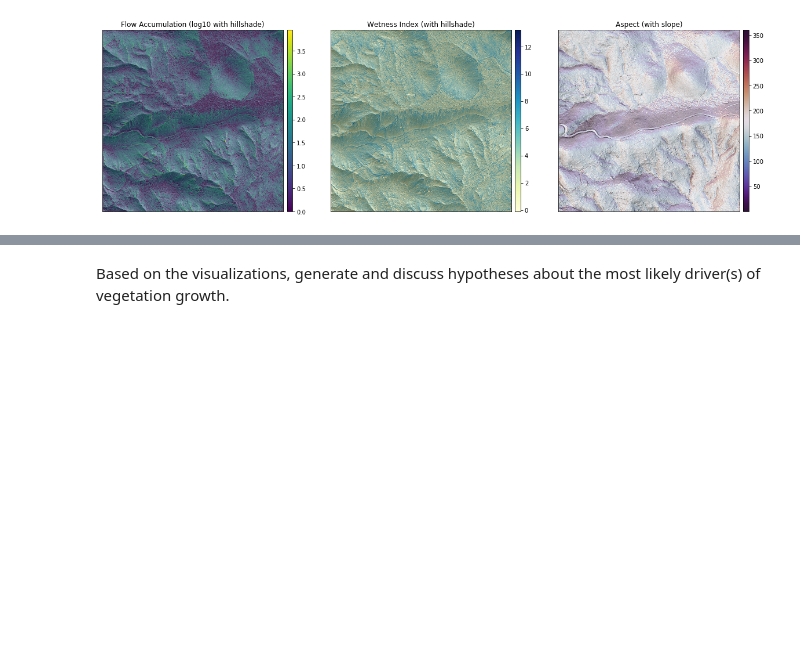
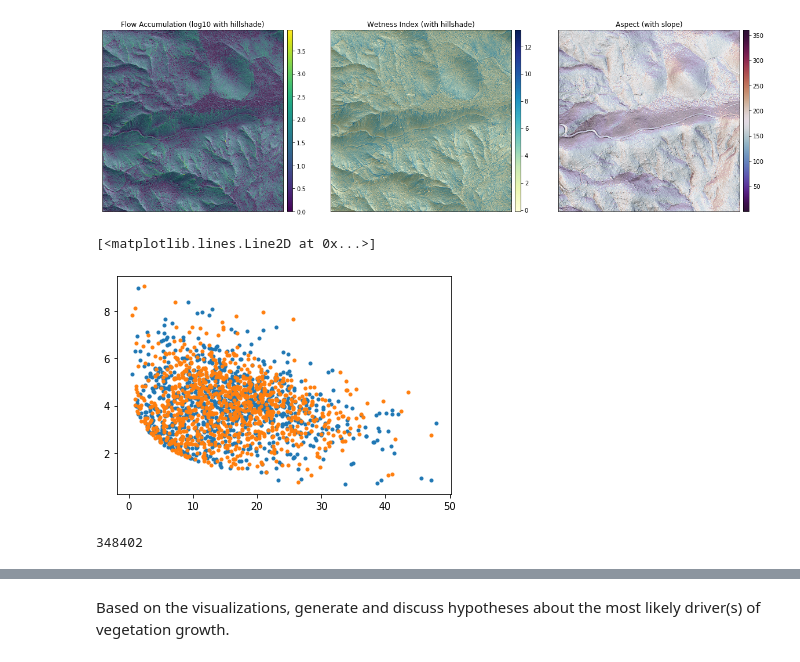
Before and after one commit to cojacoo/hydropedology_lab, a Jupyter notebook: NEON_example.ipynb, the cells around one changed output, grey strips where cells are left out. Drawn from its saved outputs; the diff is of its cells as text; code cells hidden in the pictures; blank space fills up the shorter version.

```diff
--- a/NEON_example.ipynb
+++ b/NEON_example.ipynb
@@ -237,3 +255,16 @@ ax3.imshow(slope*(255./slope.max()), cmap="Greys", alpha=0.7)
 plt.show()
 # %% [output]
 [figure]
+# %%
+idx1 = np.random.randint(low=0,high=999999,size=1000)
+idx2 = np.random.randint(low=0,high=999999,size=1000)
+plot(slope.data.flatten()[idx1],wet.data.flatten()[idx1],'.')
+plot(slope.data.flatten()[idx2],wet.data.flatten()[idx2],'.')
+# %% [output]
+[<matplotlib.lines.Line2D at 0x...>]
+[figure, added]
+# %%
+idx_baum = np.where(chm.flatten() > 5.5)[0]
+len(idx_baum)
+# %% [output]
+348402
```
Also changed, not shown: parts of 10 cells of this notebook.
